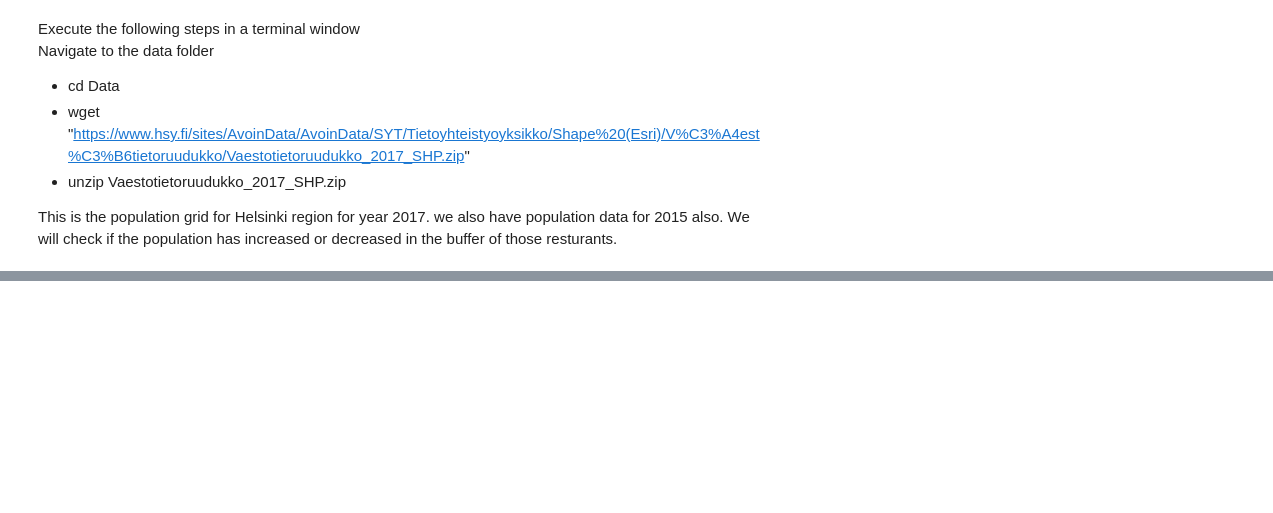
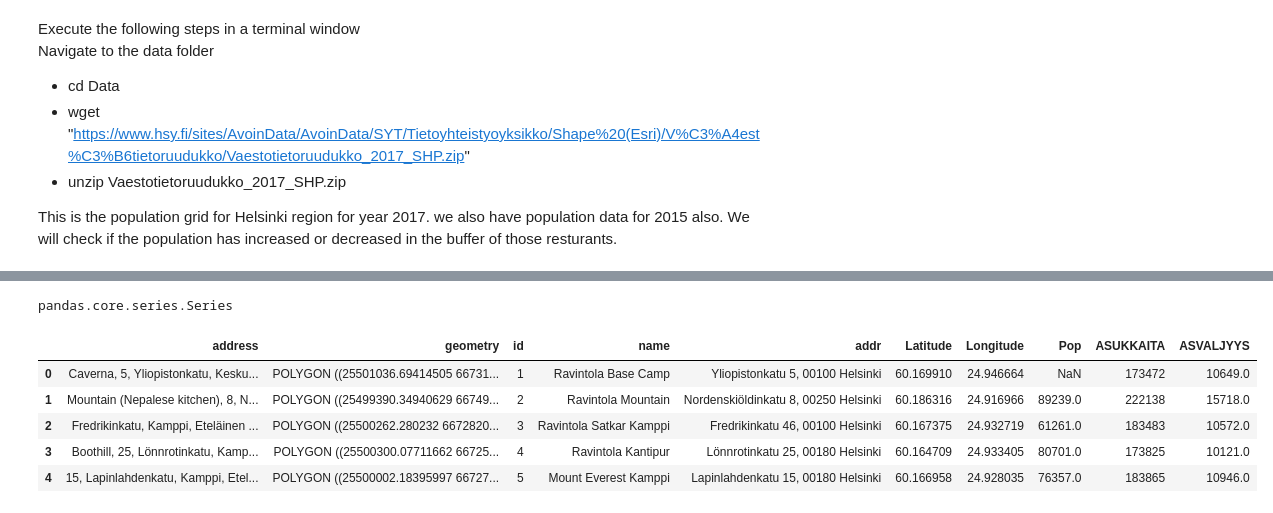
Before and after one commit to AdBinay/NepaleseResturantHelsinkiRegion, a Jupyter notebook: notebooks/FinalAssignment/FinalAssignmentAutoGIS_v2.ipynb, the cells around one changed output, grey strips where cells are left out. Saved outputs shown, nothing was run; the diff lists cells and outputs as text; code cells hidden in the pictures; blank space fills up the shorter version.

```diff
--- a/notebooks/FinalAssignment/FinalAssignmentAutoGIS_v2.ipynb
+++ b/notebooks/FinalAssignment/FinalAssignmentAutoGIS_v2.ipynb
@@ -336,0 +330,7 @@ geodata1.plot()
+# %%
+geodata1['Pop'] = HelPop1.groupby(['id'])['ASUKKAITA'].sum()
+#print("Population living within 5km from {}")
+
+#print("Max area: %s\nMean area: %s" % (round(max_area, 2), round(mean_area, 2)))
+
+#print ("Population living within 5km from %s is %s respectively." % ( ("Itis", "Forum", "Iso-omena", "Sello", "Jumbo", "REDI"), (175632,230376, 109081,174200, 93621, 249187)))
@@ -336,0 +357,2 @@ geodata1.plot()
+# %%
+ aaa= HelPop1.groupby(['id'])['ASUKKAITA',"ASVALJYYS" ].sum()
@@ -336,0 +370,17 @@ geodata1.plot()
+# %%
+aa=HelPop1.groupby(['id'])['ASUKKAITA'].sum()
+type(aa)
+# %% [output]
+pandas.core.series.Series
+# %%
+#geodata1['Pop'] = aa
+
+geodata2 = pd.merge(geodata1, aaa, on=['id'])
+geodata2.head()
+# %% [output]
+|  | address | geometry | id | name | addr | Latitude | Longitude | Pop | ASUKKAITA | ASVALJYYS |
+| 0 | Caverna, 5, Yliopistonkatu, Kesku... | POLYGON ((25501036.69414505 66731... | 1 | Ravintola Base Camp | Yliopistonkatu 5, 00100 Helsinki | 60.169910 | 24.946664 | NaN | 173472 | 10649.0 |
+| 1 | Mountain (Nepalese kitchen), 8, N... | POLYGON ((25499390.34940629 66749... | 2 | Ravintola Mountain | Nordenskiöldinkatu 8, 00250 Helsinki | 60.186316 | 24.916966 | 89239.0 | 222138 | 15718.0 |
+| 2 | Fredrikinkatu, Kamppi, Eteläinen ... | POLYGON ((25500262.280232 6672820... | 3 | Ravintola Satkar Kamppi | Fredrikinkatu 46, 00100 Helsinki | 60.167375 | 24.932719 | 61261.0 | 183483 | 10572.0 |
+| 3 | Boothill, 25, Lönnrotinkatu, Kamp... | POLYGON ((25500300.07711662 66725... | 4 | Ravintola Kantipur | Lönnrotinkatu 25, 00180 Helsinki | 60.164709 | 24.933405 | 80701.0 | 173825 | 10121.0 |
+| 4 | 15, Lapinlahdenkatu, Kamppi, Etel... | POLYGON ((25500002.18395997 66727... | 5 | Mount Everest Kamppi | Lapinlahdenkatu 15, 00180 Helsinki | 60.166958 | 24.928035 | 76357.0 | 183865 | 10946.0 |
```
Also changed, not shown: parts of 28 cells of this notebook, 1 other file.
